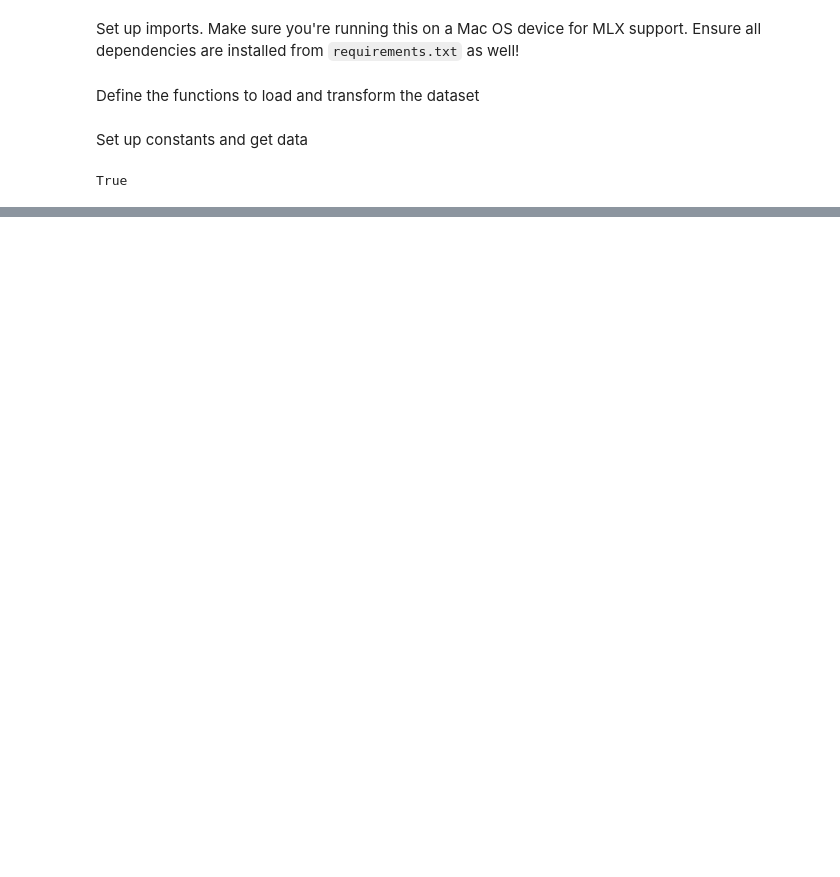
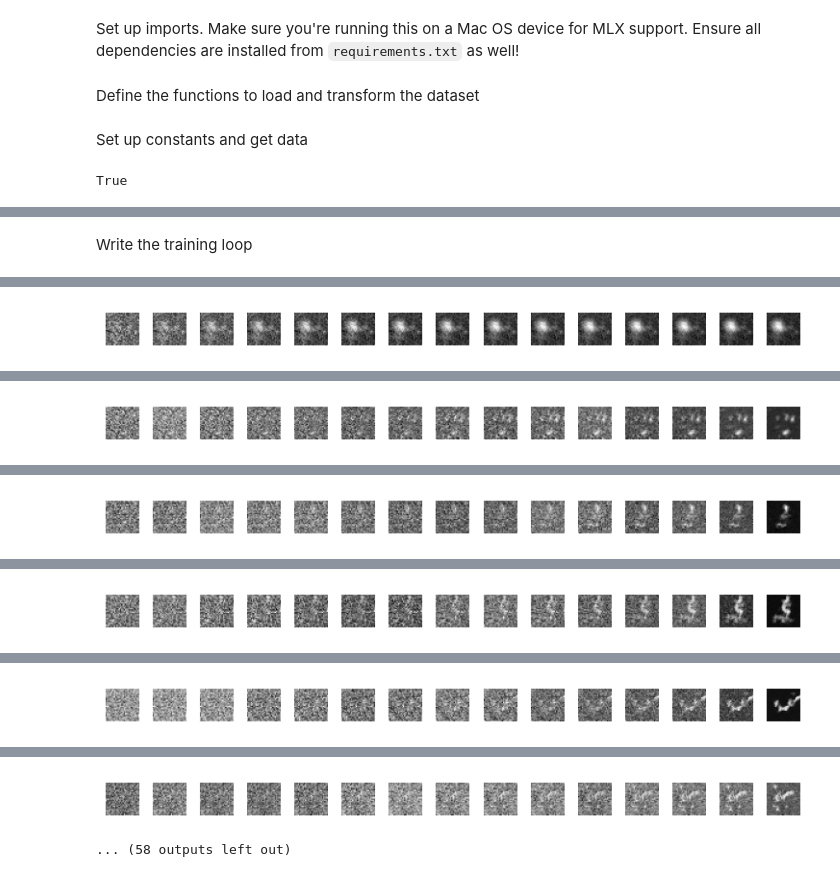
Before and after one commit to dzur658/mlx-unet, a Jupyter notebook: mlx_unet.ipynb, the cells around one changed output, grey strips where cells are left out. Drawn from its saved outputs; the diff is of its cells as text; code cells hidden in the pictures; blank space fills up the shorter version.

```diff
--- a/mlx_unet.ipynb
+++ b/mlx_unet.ipynb
@@ -60,7 +64,7 @@ IMG_CH = 1
 # 128 images per batch
 BATCH_SIZE = 128
 # 10 output classes for digits 0-9
-IN_CLASSES = 10
+N_CLASSES = 10
 train_loader, test_loader = load_transform_MNIST(IMG_SIZE, BATCH_SIZE)
 
 # Check for metal availablity
@@ -69,0 +371,2 @@ True
+# %%
+model = UNet(T, IMG_CH, IMG_SIZE, down_chs=(64, 64, 128), t_embed_dim=8, c_embed_dim=N_CLASSES)
@@ -69,0 +377,7 @@ True
+# %%
+def get_context_mask(c, drop_prob):
+    c = mx.array(c, dtype=mx.int32)
+
+    c_hot = mx.eye(N_CLASSES)[c]
+    c_mask = mx.random.bernoulli(p=(1 - drop_prob), shape=c_hot.shape).astype(mx.float32)
+    return c_hot, c_mask
@@ -69,0 +386,5 @@ True
+# %%
+def loss_fn(model, x, t, c_hot, c_mask):
+    x_noisy, noise = q(x, t)
+    noise_pred = model(x_noisy, t, c_hot, c_mask)
+    return nn.losses.mse_loss(noise_pred, noise)
@@ -69,0 +417,56 @@ True
+# %% [markdown]
+Write the training loop
+# %%
+optimizer = optim.Adam(learning_rate=0.001)
+epochs = 5
+preview_c = 0
+
+grad_fn = nn.value_and_grad(model, loss_fn)
+
+print(f"Epochs: {epochs}")
+for epoch in range(epochs):
+    model.train()
+
+    # since train loader is an iterable redefine it each time
+    temp_train_loader, _ = load_transform_MNIST(IMG_SIZE, BATCH_SIZE)
+    for step, batch in enumerate(temp_train_loader):
+        c_drop_prob = 0.1
+
+        # draw random timesteps per sample in this batch
+        t = mx.random.randint(0, T, shape=(batch["image"].shape[0],)).astype(mx.float32)
+        x = mx.array(batch["image"])  # images from dataloader
+        c = batch["label"]            # integer class labels
+        c_hot, c_mask = get_context_mask(c, c_drop_prob)  # context drop probability
+
+        loss, grads = grad_fn(model, x, t, c_hot, c_mask)
+        optimizer.update(model, grads)
+
+        if step % 100 == 0:
+            print(f"Epoch {epoch}, Step {step}, Label: {preview_c}, Loss: {loss.item():.4f}")
+            c_drop_prob = 0.0  # no context dropping for preview
+            c_hot, c_mask = get_context_mask(mx.array([preview_c]), c_drop_prob)
+            sample_images(model, IMG_CH, IMG_SIZE, ncols, c_hot, c_mask)
+            preview_c = (preview_c + 1) % N_CLASSES
+
+    # evaluation every epoch
+    _, temp_test_loader = load_transform_MNIST(IMG_SIZE, BATCH_SIZE)
+    model.eval()
+
+    for step, batch in enumerate(temp_test_loader):
+        c_drop_prob = 0.1
+
+        # draw random timesteps per sample in this batch
+        t = mx.random.randint(0, T, shape=(batch["image"].shape[0],)).astype(mx.float32)
+        x = mx.array(batch["image"])  # images from dataloader
+        c = batch["label"]            # integer class labels
+        c_hot, c_mask = get_context_mask(c, c_drop_prob)  # context drop probability
+
+        loss, _ = grad_fn(model, x, t, c_hot, c_mask)
+
+        if step % 70 == 0:
+            print(f"TEST: Epoch {epoch}, Step {step}, Label: {preview_c}, Loss: {loss.item():.4f}")
+            c_drop_prob = 0.0  # no context dropping for preview
+            c_hot, c_mask = get_context_mask(mx.array([preview_c]), c_drop_prob)
+            sample_images(model, IMG_CH, IMG_SIZE, ncols, c_hot, c_mask)
+            preview_c = (preview_c + 1) % N_CLASSES
+# %% [output]
@@ -69,0 +475 @@ True
+[figure, added]
@@ -69,0 +477 @@ True
+[figure, added]
@@ -69,0 +479 @@ True
+[figure, added]
@@ -69,0 +481 @@ True
+[figure, added]
@@ -69,0 +483 @@ True
+[figure, added]
@@ -69,0 +485,2 @@ True
+[figure, added]
+... (58 outputs left out)
```
Also changed, not shown: parts of 27 cells of this notebook.
